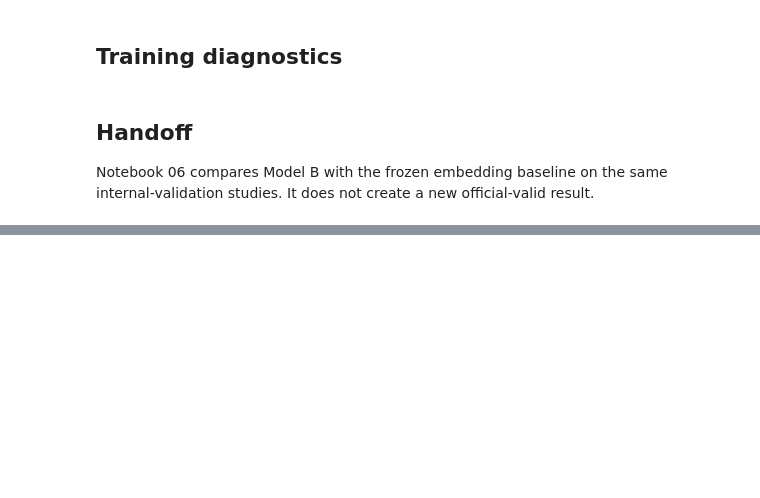
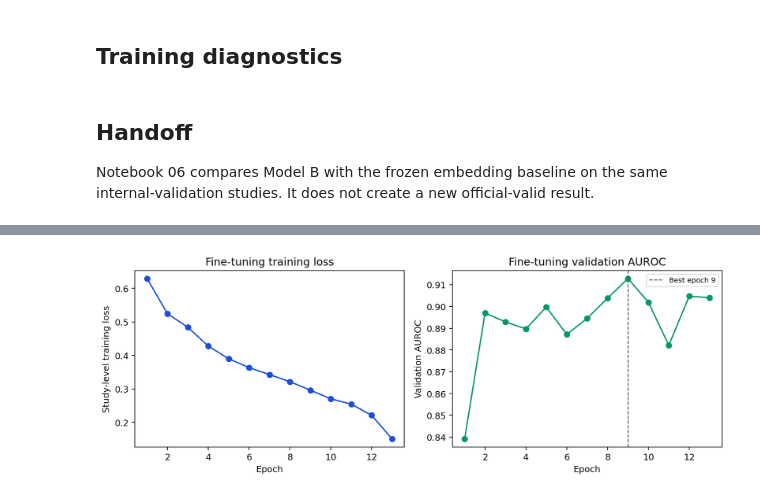
Before and after one commit to NetanelFarhi/mura-wrist-ml-pipeline, a Jupyter notebook: notebooks/05_MURA_FineTuned_ResNet18.ipynb, the cells around one changed output, grey strips where cells are left out. Saved outputs shown, nothing was run; the diff lists cells and outputs as text; code cells hidden in the pictures; blank space fills up the shorter version.

Commit message:
Render safe Checkpoint 1 outputs in notebooks

```diff
--- a/notebooks/05_MURA_FineTuned_ResNet18.ipynb
+++ b/notebooks/05_MURA_FineTuned_ResNet18.ipynb
@@ -179,0 +221,6 @@ Notebook 06 compares Model B with the frozen embedding baseline on the same inte
+# %%
+# Training loss and validation AUROC over epochs.
+from IPython.display import Image, display
+display(Image(filename='../docs/results/checkpoint1/finetuning_history.png'))
+# %% [output]
+[figure, added]
```
Also changed, not shown: parts of 3 cells of this notebook, 8 other files.
